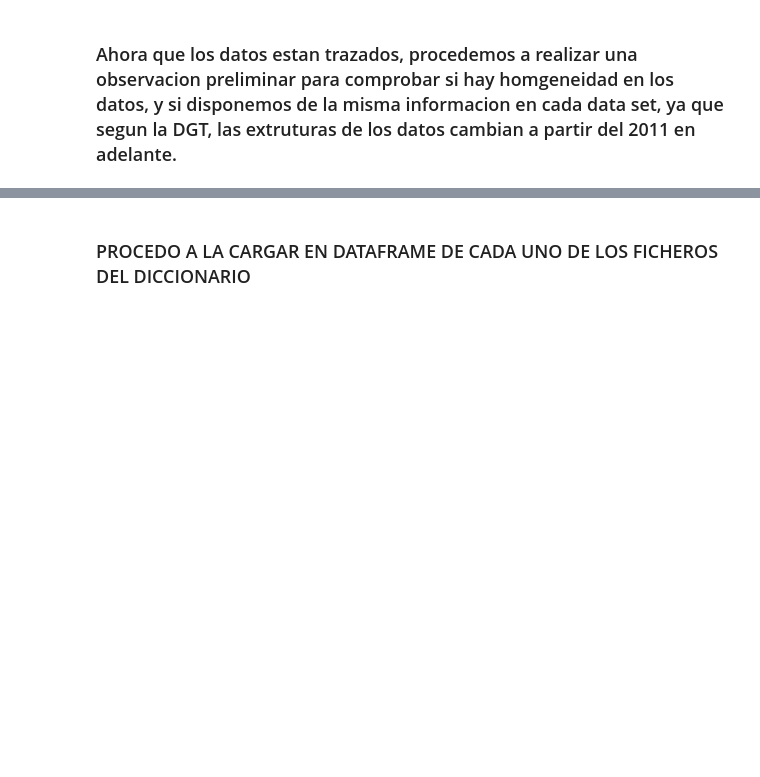
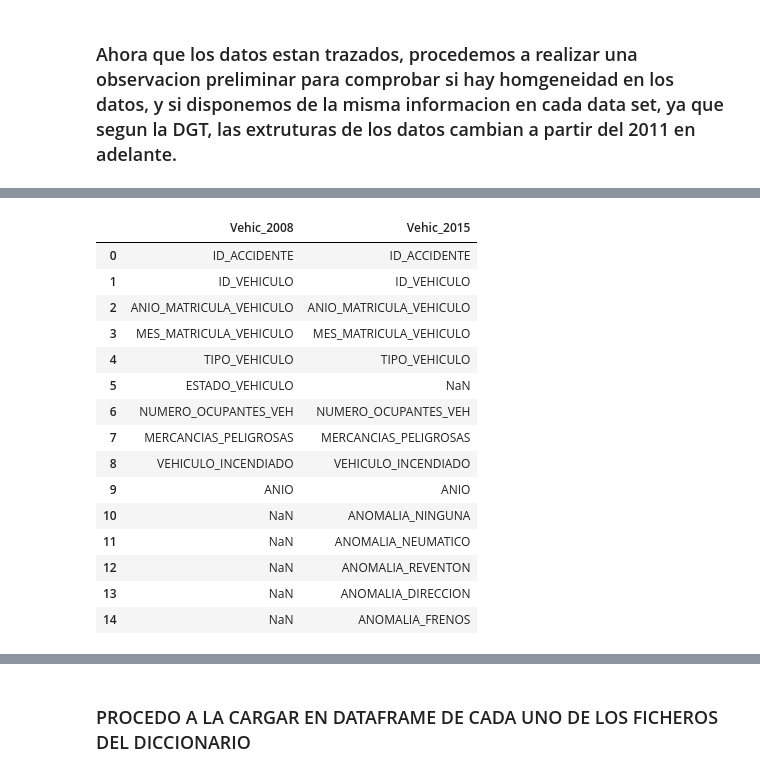
Before and after one commit to Rafaelmdcd/TFM_Kschool_Rafa_Martinez, a Jupyter notebook: TFM_DGT.ipynb, the cells around one changed output, grey strips where cells are left out. Cells and saved outputs as stored; diff of their text form; code cells hidden in the pictures; blank space fills up the shorter version.

```diff
--- a/TFM_DGT.ipynb
+++ b/TFM_DGT.ipynb
@@ -201,0 +151,21 @@ Headers
+# %%
+#Cabecera del fichero de Vehiculos
+Header_Vehic=Headers_List[2]
+Header_Vehic
+# %% [output]
+|  | Vehic_2008 | Vehic_2015 |
+| 0 | ID_ACCIDENTE | ID_ACCIDENTE |
+| 1 | ID_VEHICULO | ID_VEHICULO |
+| 2 | ANIO_MATRICULA_VEHICULO | ANIO_MATRICULA_VEHICULO |
+| 3 | MES_MATRICULA_VEHICULO | MES_MATRICULA_VEHICULO |
+| 4 | TIPO_VEHICULO | TIPO_VEHICULO |
+| 5 | ESTADO_VEHICULO | NaN |
+| 6 | NUMERO_OCUPANTES_VEH | NUMERO_OCUPANTES_VEH |
+| 7 | MERCANCIAS_PELIGROSAS | MERCANCIAS_PELIGROSAS |
+| 8 | VEHICULO_INCENDIADO | VEHICULO_INCENDIADO |
+| 9 | ANIO | ANIO |
+| 10 | NaN | ANOMALIA_NINGUNA |
+| 11 | NaN | ANOMALIA_NEUMATICO |
+| 12 | NaN | ANOMALIA_REVENTON |
+| 13 | NaN | ANOMALIA_DIRECCION |
+| 14 | NaN | ANOMALIA_FRENOS |
```
Also changed, not shown: parts of 16 cells of this notebook.
